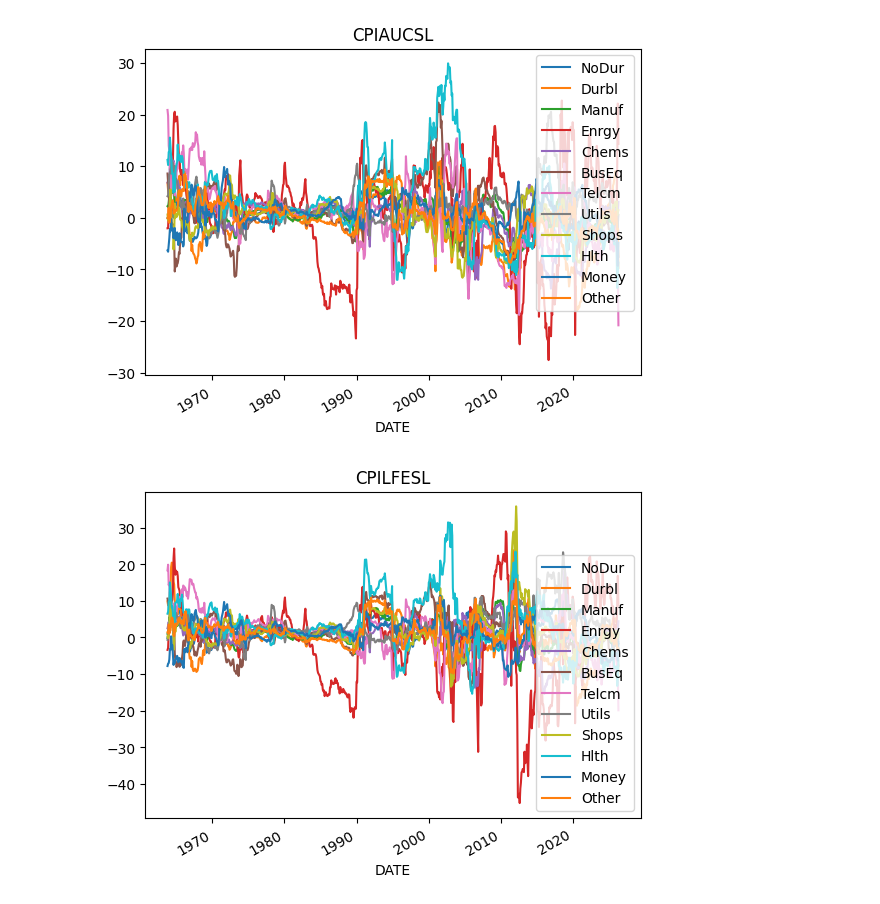
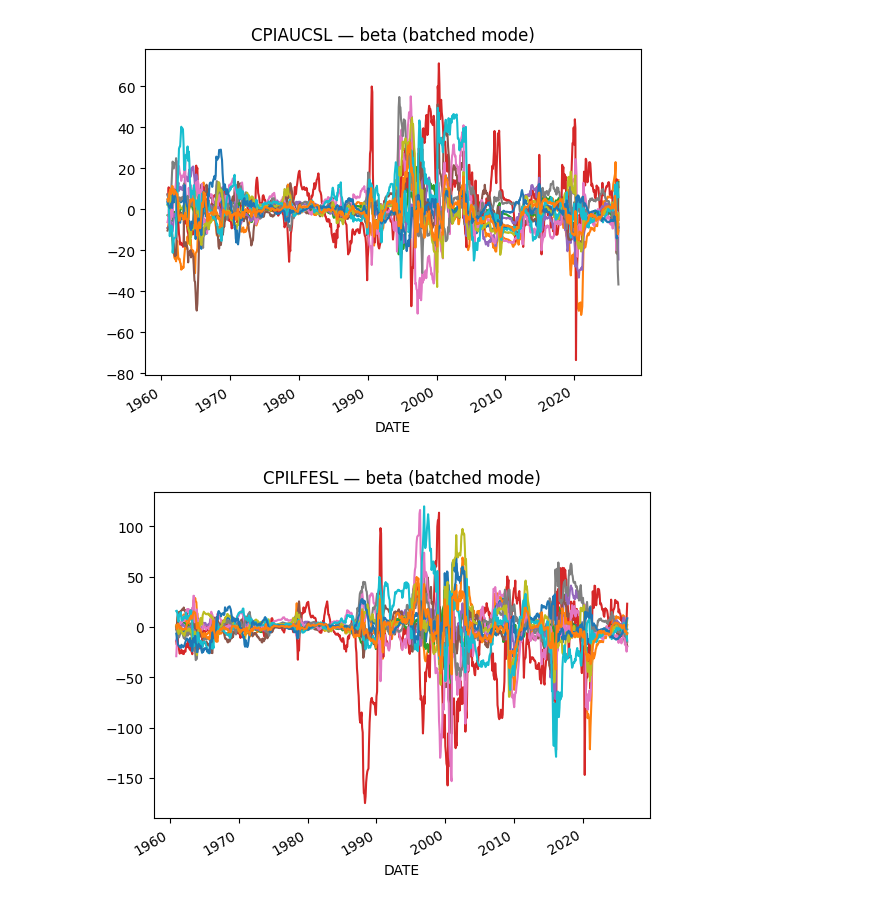
Before and after one commit to GabinTB/rOLS, a Jupyter notebook: examples/fama_french_factors.ipynb, the cells around one changed output. Saved outputs shown, nothing was run; the diff lists cells and outputs as text; code cells hidden in the pictures.

```diff
--- a/examples/fama_french_factors.ipynb
+++ b/examples/fama_french_factors.ipynb
@@ -98,14 +120,11 @@ df
 # %%
-ols = RollingOLS(window=36, expanding=False, lambda_=0.0)
-ols.fit(factors=df[factors], controls=df[controls], orthogonalize_controls=False, orthogonalize_factors=False)
+ols = RollingOLS(window=36, expanding=False, lambda_=0.0, mode="batched")
+ols.fit(factors=df[factors], controls=df[controls])
 result = ols.transform(assets=df[assets])
+
+for f in factors:
+    result.get_beta(f).plot(title=f"{f} — beta (batched mode)", legend=False)
+    plt.show()
+# %% [output]
+[figure, added]
+[figure, added]
-# %%
-# result.get_beta(factors[0]).plot()
-# result.get_beta("US Growth").plot()
-import matplotlib.pyplot as plt
-for f in factors:
-    result.get_beta(f).plot(title=f)
-    # plt.ylim(-2, 2)
-# %% [output]
-[figure, removed]
-[figure, removed]
```
Also changed, not shown: parts of 16 cells of this notebook, 5 other files.
